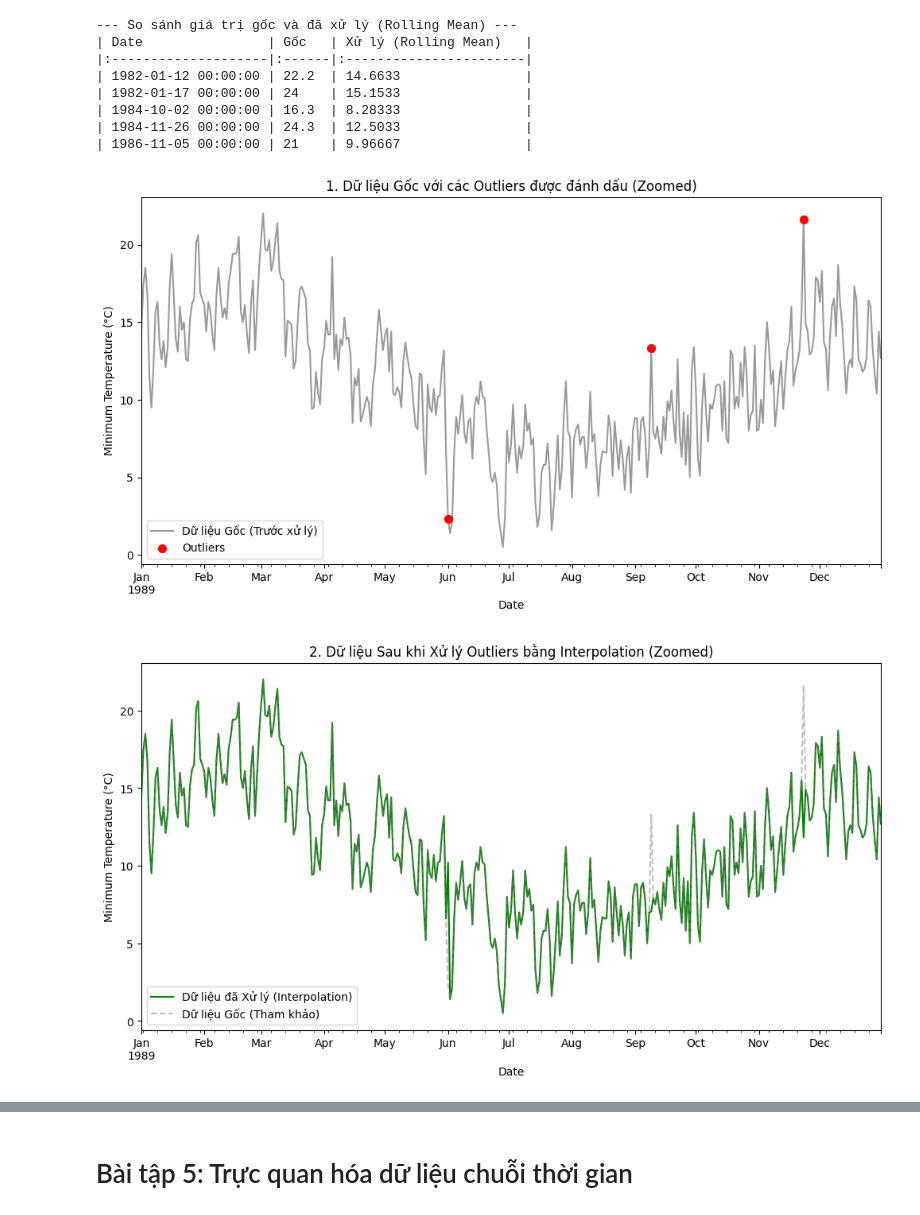
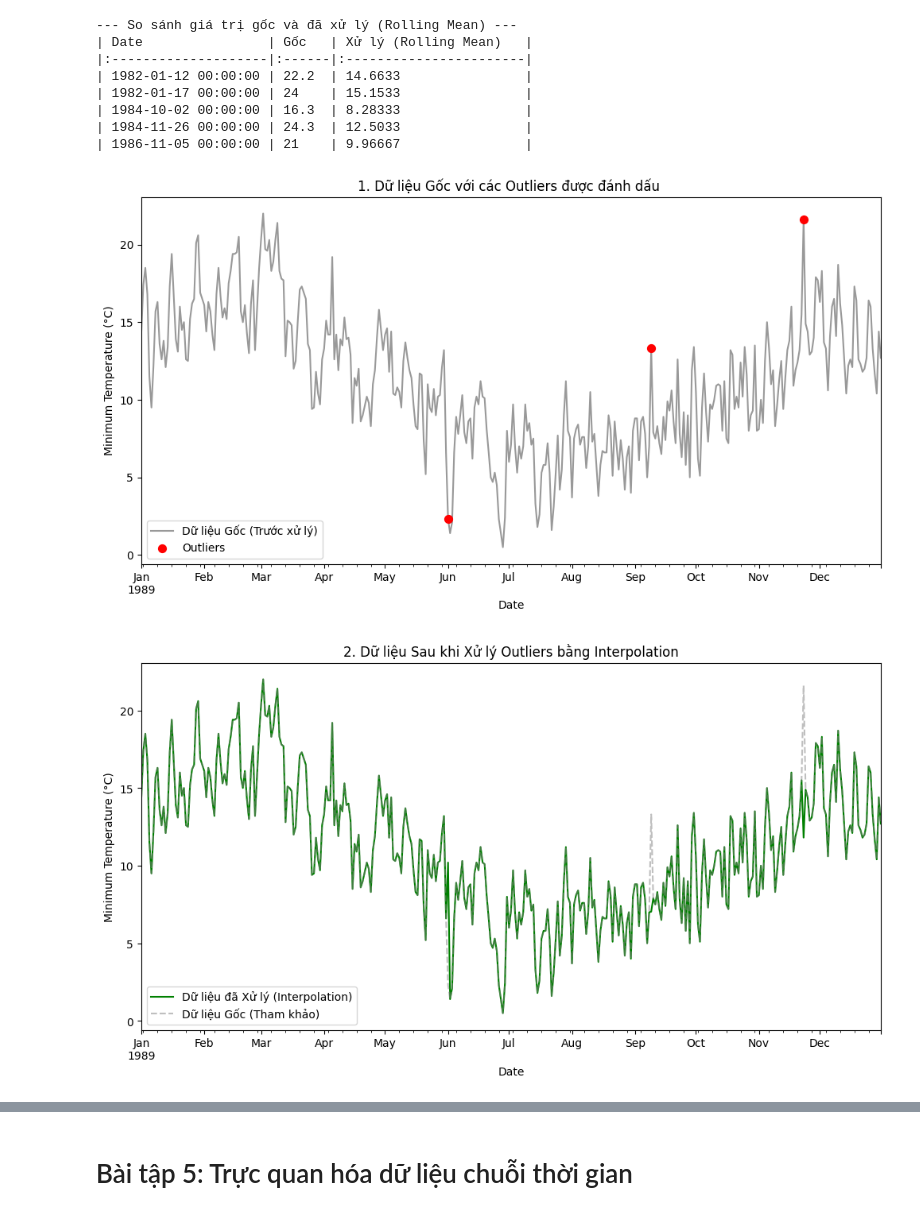
Before and after one commit to 208dongpha/Time-Series, a Jupyter notebook: chapter2/chap2.ipynb, the cells around one changed output, grey strips where cells are left out. Cells and saved outputs as stored; diff of their text form; code cells hidden in the pictures.

```diff
--- a/chapter2/chap2.ipynb
+++ b/chapter2/chap2.ipynb
@@ -328,36 +361,36 @@ print(df_comparison.to_markdown(numalign="left", stralign="left"))
 # %%
 start = '1989-01-01'
 end = '1989-12-31'
 
 
 # Plot 1: Dữ liệu Gốc (TRƯỚC khi xử lý)
 plt.figure(figsize=(12, 6))
 # Plot the original data
 df_series.loc[start:end].plot(label='Dữ liệu Gốc (Trước xử lý)', alpha=0.8, color='grey')
 # Mark the outliers
 plt.scatter(outliers_rolling_z.loc[start:end].index,
             outliers_rolling_z.loc[start:end].values,
             color='red', marker='o', s=50, zorder=5, label='Outliers')
 
-plt.title('1. Dữ liệu Gốc với các Outliers được đánh dấu (Zoomed)')
+plt.title('1. Dữ liệu Gốc với các Outliers được đánh dấu ')
 plt.ylabel('Minimum Temperature (°C)')
 plt.legend()
 plt.show()
 
 #Plot 2: Dữ liệu đã Xử lý (SAU khi xử lý)
 plt.figure(figsize=(12, 6))
 # Plot the processed data
 df_series_treated_mean.loc[start:end].plot(label='Dữ liệu đã Xử lý (Interpolation)', color='green', linewidth=1.5)
 # Optional: Plot original data faded out for better visual comparison
 df_series.loc[start:end].plot(label='Dữ liệu Gốc (Tham khảo)', color='gray', linestyle='--', alpha=0.5)
 
-plt.title('2. Dữ liệu Sau khi Xử lý Outliers bằng Interpolation (Zoomed)')
+plt.title('2. Dữ liệu Sau khi Xử lý Outliers bằng Interpolation')
 plt.ylabel('Minimum Temperature (°C)')
 plt.legend()
 plt.show()
 # %% [output]
-[figure, old version]
+[figure, new version]
-[figure, old version]
+[figure, new version]
 # %%
 
 # Xác định vùng zoom (nên zoom vào một khu vực có outliers để so sánh rõ hơn)
```
Also changed, not shown: parts of 13 cells of this notebook, 3 other files.
